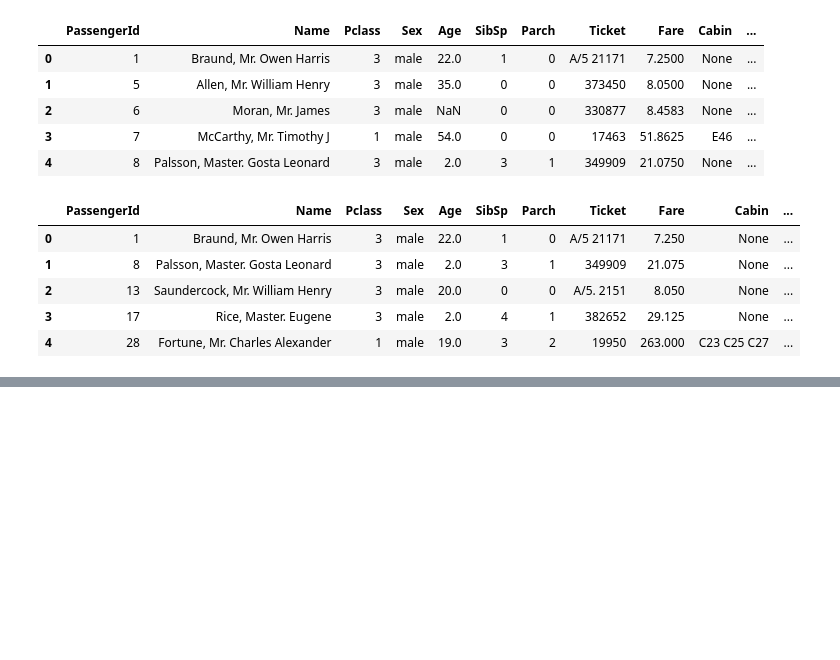
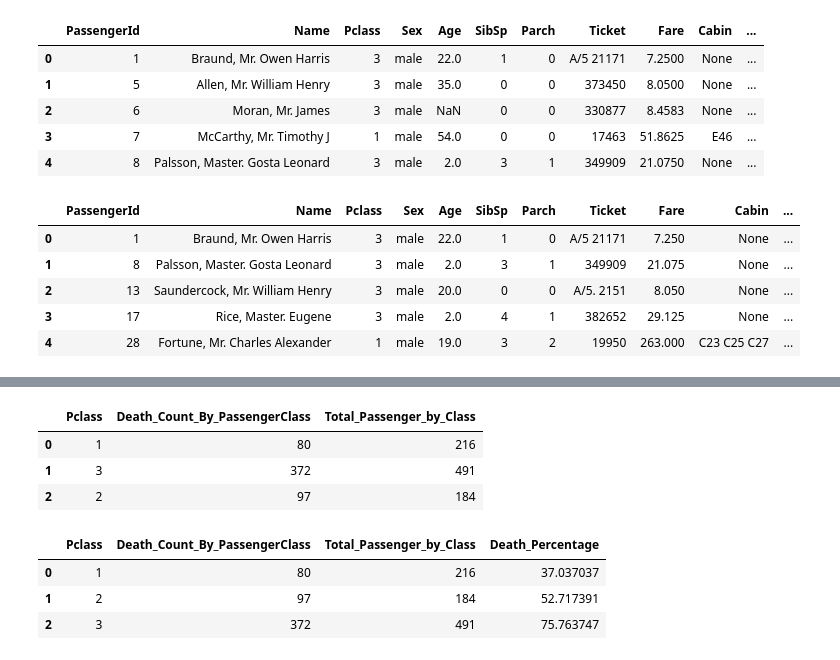
Before and after one commit to SauravKPandey/PySpark_Practice, a Jupyter notebook: PySpark_Practice.ipynb, the cells around one changed output, grey strips where cells are left out. Saved outputs shown, nothing was run; the diff lists cells and outputs as text; code cells hidden in the pictures; blank space fills up the shorter version.

Commit message:
groupBy and aggregrate

```diff
--- a/PySpark_Practice.ipynb
+++ b/PySpark_Practice.ipynb
@@ -368,0 +381,5 @@ df_pyspark.filter((df_pyspark['Sex']=='male') &
+# %%
+#group by to find death rate by passenger class
+Death_Counts=df_pyspark.groupBy('Pclass').agg(f.count(
+    f.when(f.col('Survived')==0,1)).alias("Death_Count_By_PassengerClass")
+                                )
@@ -368,0 +396,3 @@ df_pyspark.filter((df_pyspark['Sex']=='male') &
+# %%
+total_passengers_by_class=df_pyspark.groupBy('Pclass').agg(f.count(
+f.col('PassengerId')).alias('Total_Passenger_by_Class'))
@@ -368,0 +409,19 @@ df_pyspark.filter((df_pyspark['Sex']=='male') &
+# %%
+Death_Rate=Death_Counts.join(total_passengers_by_class, on='Pclass')
+Death_Rate.toPandas().head()
+# %% [output]
+|  | Pclass | Death_Count_By_PassengerClass | Total_Passenger_by_Class |
+| 0 | 1 | 80 | 216 |
+| 1 | 3 | 372 | 491 |
+| 2 | 2 | 97 | 184 |
+# %%
+Death_Rate=Death_Rate.withColumn("Death_Percentage",
+                      (f.col('Death_Count_By_PassengerClass')/f.col('Total_Passenger_by_Class')
+                      )*100).orderBy('Pclass')
+# %%
+Death_Rate.toPandas().head()
+# %% [output]
+|  | Pclass | Death_Count_By_PassengerClass | Total_Passenger_by_Class | Death_Percentage |
+| 0 | 1 | 80 | 216 | 37.037037 |
+| 1 | 2 | 97 | 184 | 52.717391 |
+| 2 | 3 | 372 | 491 | 75.763747 |
```
Also changed, not shown: parts of 4 cells of this notebook.
